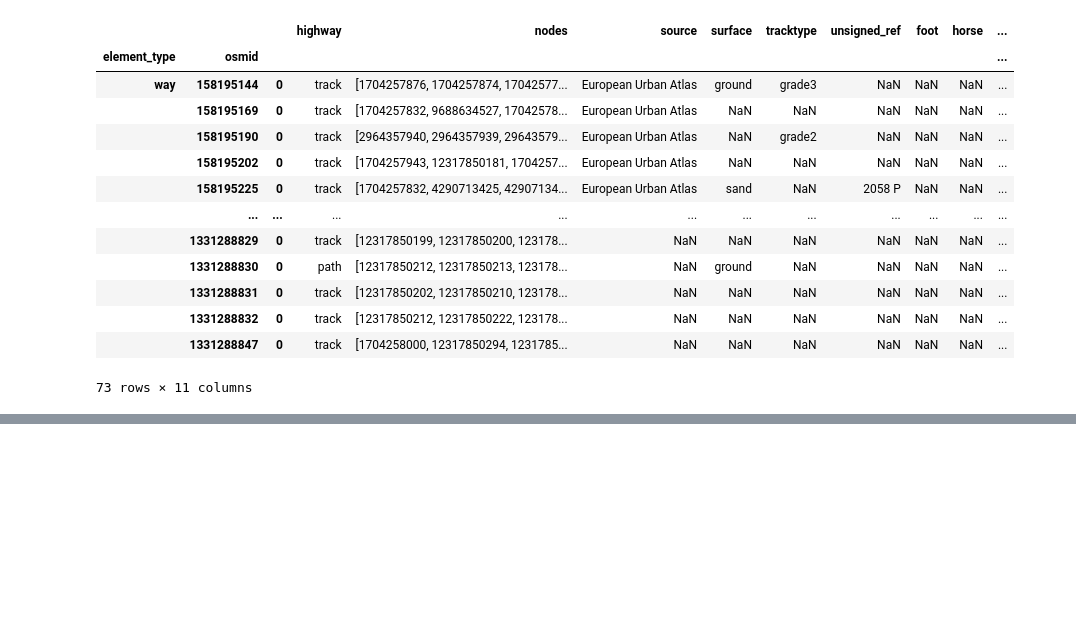
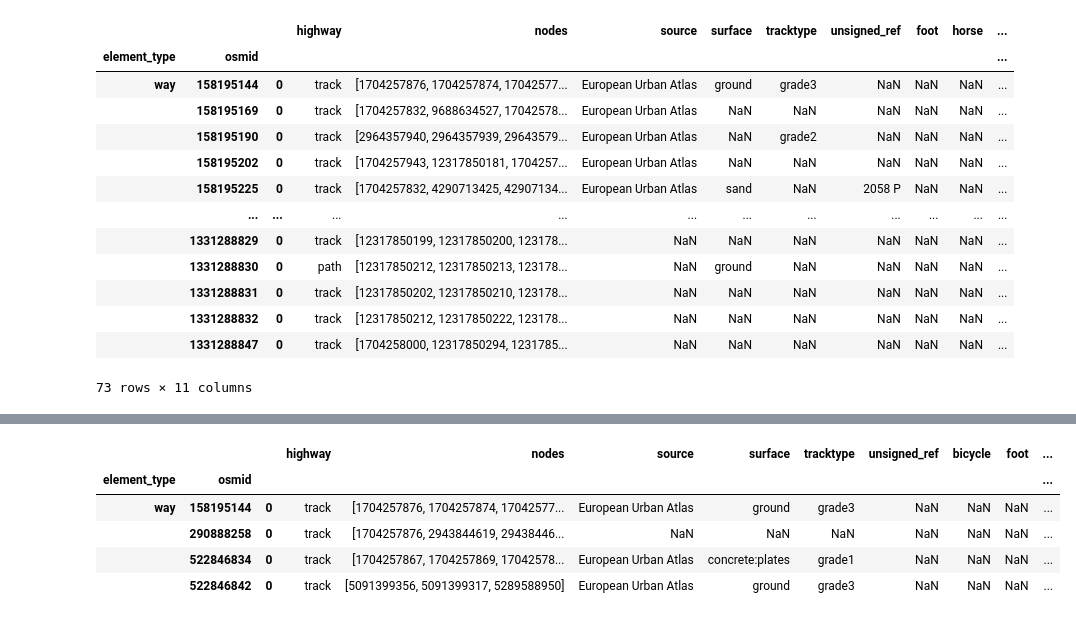
Before and after one commit to Mian-Bruel/planet-on-2024, a Jupyter notebook: src/get_pavements.ipynb, the cells around one changed output, grey strips where cells are left out. Saved outputs shown, nothing was run; the diff lists cells and outputs as text; code cells hidden in the pictures; blank space fills up the shorter version.

```diff
--- a/src/get_pavements.ipynb
+++ b/src/get_pavements.ipynb
@@ -121,0 +149,9 @@ ox.plot_graph(G, node_color="red", edge_color="blue", figsize=(10, 10))
+# %%
+intersections
+# %% [output]
+|  |  |  | highway | nodes | source | surface | tracktype | unsigned_ref | bicycle | foot | ... |
+| element_type | osmid |  |  |  |  |  |  |  |  |  | ... |
+| way | 158195144 | 0 | track | [1704257876, 1704257874, 17042577... | European Urban Atlas | ground | grade3 | NaN | NaN | NaN | ... |
+|  | 290888258 | 0 | track | [1704257876, 2943844619, 29438446... | NaN | NaN | NaN | NaN | NaN | NaN | ... |
+|  | 522846834 | 0 | track | [1704257867, 1704257869, 17042578... | European Urban Atlas | concrete:plates | grade1 | NaN | NaN | NaN | ... |
+|  | 522846842 | 0 | track | [5091399356, 5091399317, 5289588950] | European Urban Atlas | ground | grade3 | NaN | NaN | NaN | ... |
```
Also changed, not shown: parts of 8 cells of this notebook, 1 other file.
